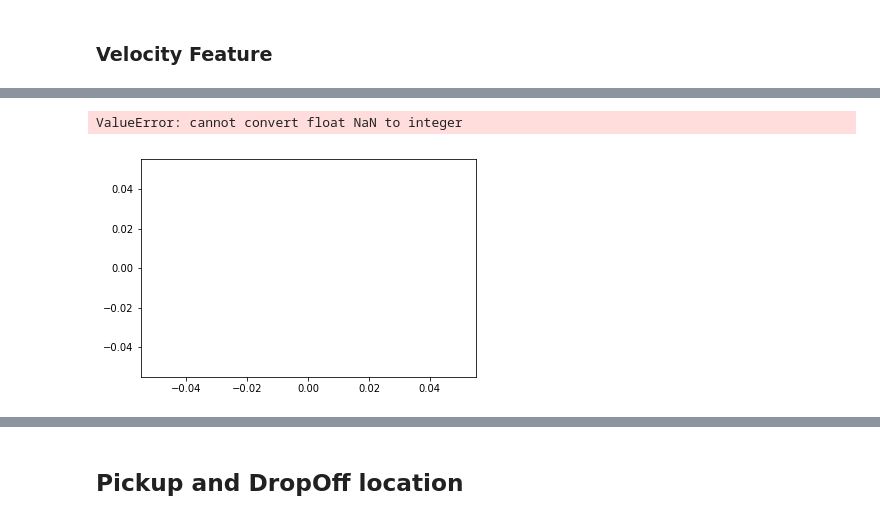
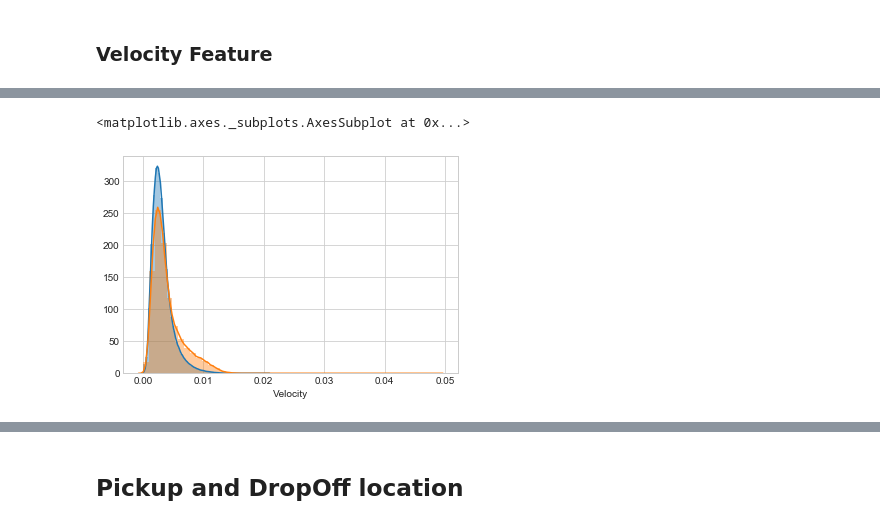
Before and after one commit to mak199/Task2-PracticalDataScience, a Jupyter notebook: Task 2 Advanced Practical Data Science.ipynb, the cells around one changed output, grey strips where cells are left out. Cells and saved outputs as stored; diff of their text form; code cells hidden in the pictures.

Commit message:
Outliers removed,velocity,time and pick up features added.Features matched to test features and RF used

```diff
--- a/Task 2 Advanced Practical Data Science.ipynb
+++ b/Task 2 Advanced Practical Data Science.ipynb
@@ -598,2 +573,2 @@ ax = sns.boxplot(x="Pick Up Time", y="total_amount",data = dataset)
 # %%
-dataset[(dataset["tpep_pickup_datetime"]==dataset["tpep_dropoff_datetime"])==True].head()
+dataset = dataset[(dataset['Velocity'] < 0.0207124)]
@@ -608,18 +575,7 @@ dataset[(dataset["tpep_pickup_datetime"]==dataset["tpep_dropoff_datetime"])==Tru
-# %%
-dataset["Velocity"] = dataset["trip_distance"]/(dataset["Time Travelled"]/60)
-test_dataset["Velocity"] = test_dataset["trip_distance"]/test_dataset["Time Travelled"]
-# %%
-dataset = dataset.replace([np.inf, -np.inf], np.nan)
-test_dataset = test_dataset.replace([np.inf, -np.inf], np.nan)
-dataset = dataset.replace(np.nan,0)
-test_dataset = test_dataset.replace(np.nan,0)
-# %%
-#dataset["Velocity"] = dataset["Velocity"].loc[dataset["Velocity"].abs() > dataset["Velocity"].max(), 'Velocity' ] = dataset["Velocity"].max()
-dataset[dataset["Velocity"] > 100] = 100
-test_dataset[test_dataset["Velocity"] > 100] = 100
 # %%
 sns.distplot(dataset["Velocity"])
+sns.distplot(test_dataset["Velocity"])
 # %% [output]
-ValueError: cannot convert float NaN to integer
+<matplotlib.axes._subplots.AxesSubplot at 0x...>
-[figure, old version]
+[figure, new version]
 # %%
```
Also changed, not shown: parts of 169 cells of this notebook.
